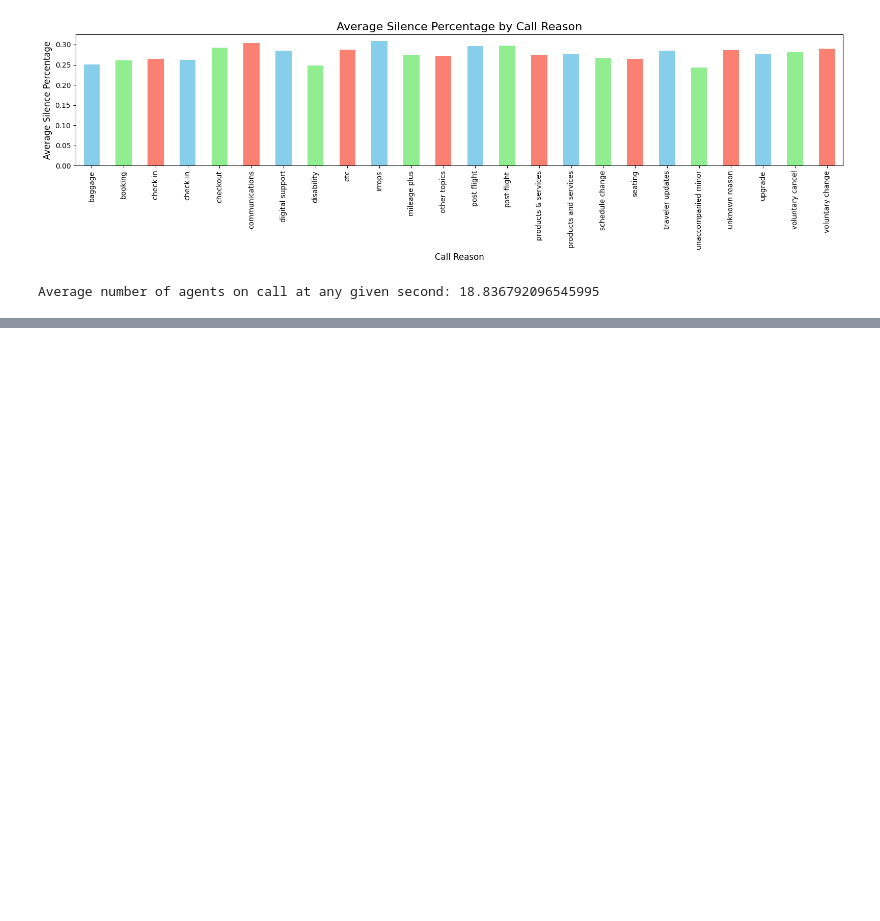
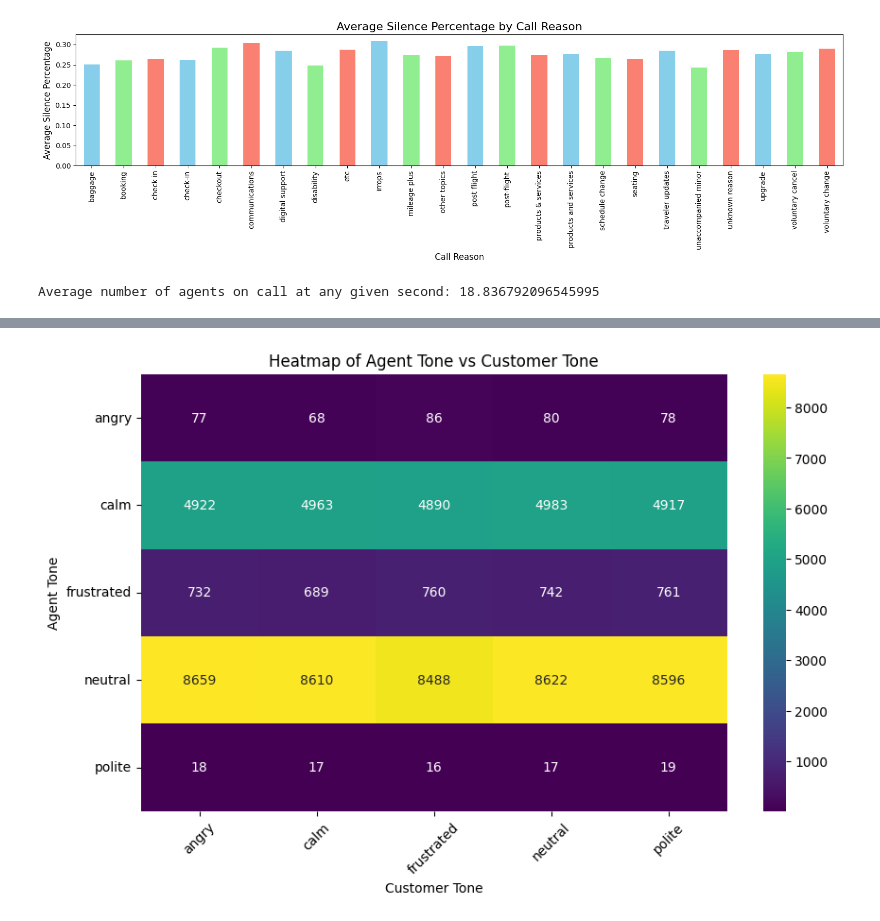
Before and after one commit to dheerajGits/skyhack, a Jupyter notebook: main.ipynb, the cells around one changed output, grey strips where cells are left out. Drawn from its saved outputs; the diff is of its cells as text; code cells hidden in the pictures; blank space fills up the shorter version.

```diff
--- a/main.ipynb
+++ b/main.ipynb
@@ -2,10 +2,10 @@
 import pandas as pd
 import numpy as np
 # %%
-calls_dataset = pd.read_csv('calls.csv')
-customer_dataset= pd.read_csv('customers.csv')
-reason_dataset= pd.read_csv('reason.csv')
-sentiment_dataset= pd.read_csv('sentiment_statistics.csv')
+calls_dataset = pd.read_csv('dataset/calls.csv')
+customer_dataset= pd.read_csv('dataset/customers.csv')
+reason_dataset= pd.read_csv('dataset/reason.csv')
+sentiment_dataset= pd.read_csv('dataset/sentiment_statistics.csv')
 # %%
 call_reason_dataset= pd.merge(calls_dataset,reason_dataset, on=('call_id') ,how=('left'))
 call_reason_dataset
@@ -373,4 +379,4 @@ tone_score_mapping = {
 }
 
 main_dataset['agent_tone_score']= main_dataset['agent_tone'].map(tone_score_mapping)
-main_dataset
+main_dataset['customer_tone_score'] = main_dataset['customer_tone'].map(tone_score_mapping)
@@ -390,0 +404,13 @@ main_dataset
+# %%
+contingency_table = pd.crosstab(main_dataset['agent_tone'], main_dataset['customer_tone'])
+# Create a heatmap
+plt.figure(figsize=(10, 6))
+sns.heatmap(contingency_table, annot=True, cmap='viridis', fmt='d')
+plt.title('Heatmap of Agent Tone vs Customer Tone')
+plt.xlabel('Customer Tone')
+plt.ylabel('Agent Tone')
+plt.xticks(rotation=45)
+plt.yticks(rotation=0)
+plt.show()
+# %% [output]
+[figure, added]
```
Also changed, not shown: parts of 4 cells of this notebook.
